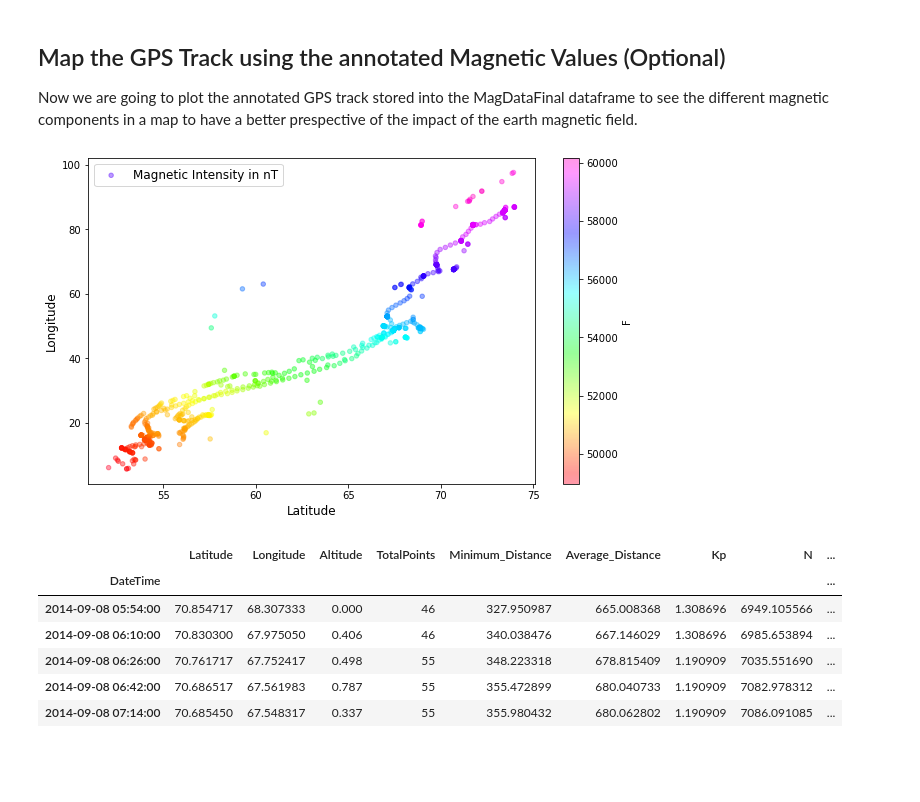
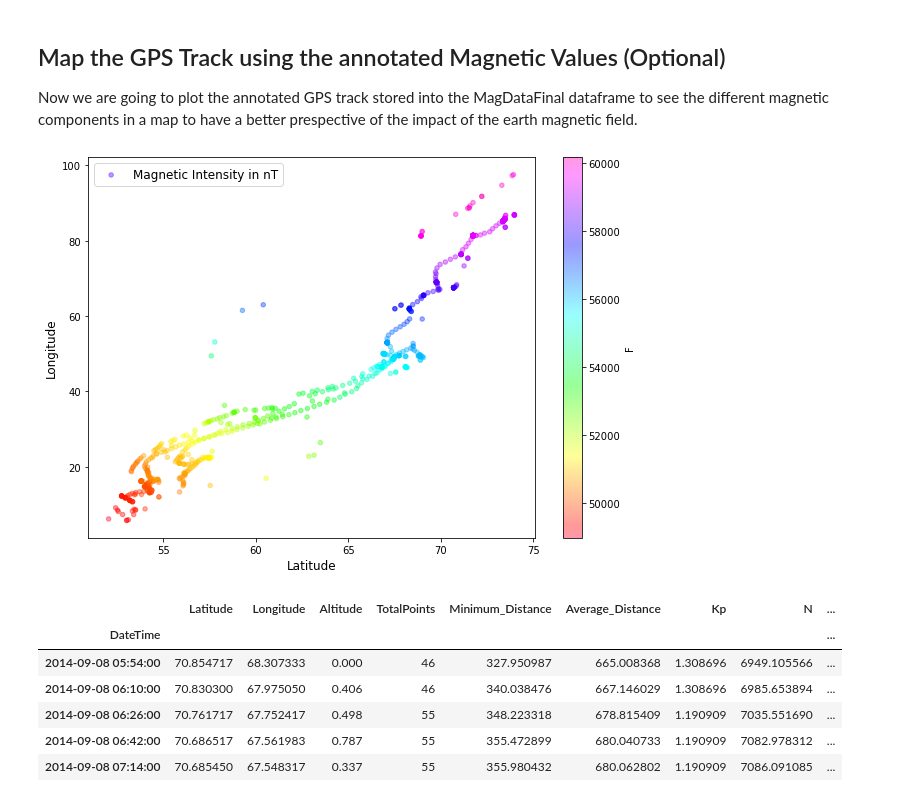
Before and after one commit to MagGeo/MagGeo, a Jupyter notebook: MagGeo - Sequential Mode.ipynb, the cells around one changed output. Drawn from its saved outputs; the diff is of its cells as text; code cells hidden in the pictures; blank space fills up the shorter version.

```diff
--- a/MagGeo - Sequential Mode.ipynb
+++ b/MagGeo - Sequential Mode.ipynb
@@ -375,19 +394,18 @@ Now we are going to plot the annotated GPS track stored into the MagDataFinal da
 # %%
 ValidateDF.plot(kind="scatter", x="Latitude", y="Longitude",
     label="Magnetic Intensity in nT",
     c="F", cmap=plt.get_cmap("gist_rainbow"),
-    colorbar=True, alpha=0.4, figsize=(10,6),
-    sharex=False
-
+    colorbar=True, alpha=0.4, figsize=(10,7),
+    sharex=False #This is only needed to get the x-axis label working due to a current bug in pandas plot.
 
 )
 
 plt.ylabel("Longitude", fontsize=12)
 plt.xlabel("Latitude", fontsize=12)
 plt.legend(fontsize=12)
 plt.show()
 # %% [output]
-[figure, old version]
+[figure, new version]
 # %%
 import geopandas
 import geoplot
```
Also changed, not shown: parts of 13 cells of this notebook, 6 other files.
